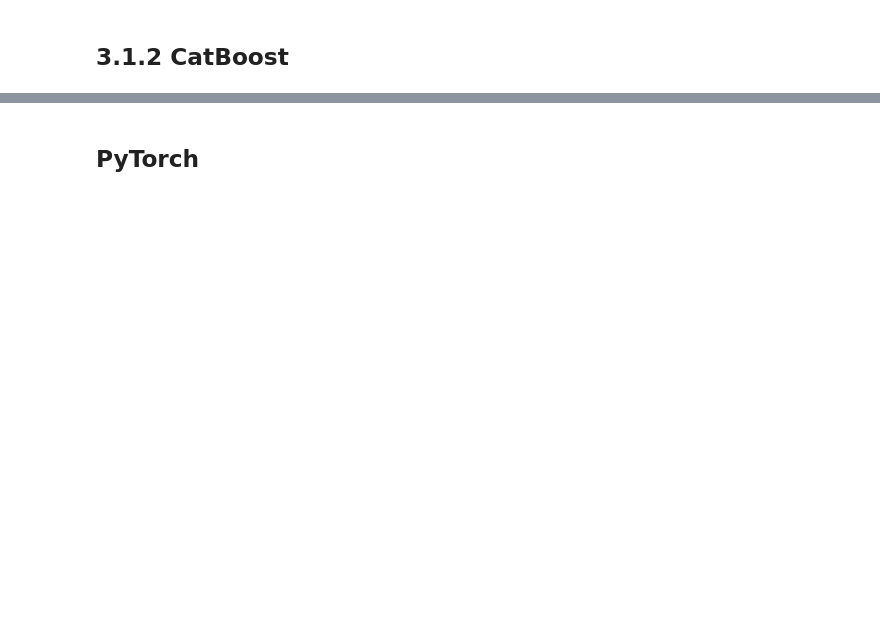
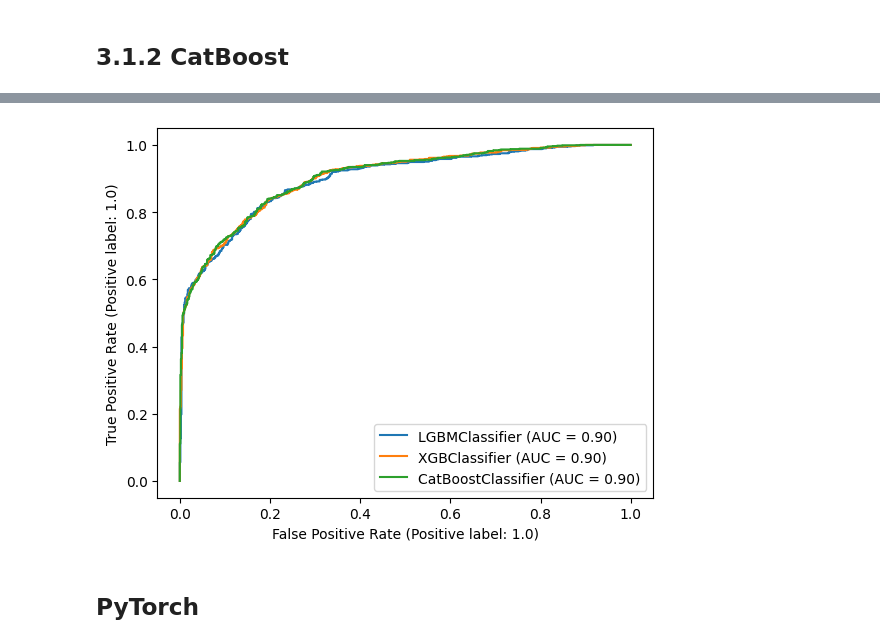
Before and after one commit to Przemek9110/spaceship-titanic, a Jupyter notebook: spaceship_titanic.ipynb, the cells around one changed output, grey strips where cells are left out. Saved outputs shown, nothing was run; the diff lists cells and outputs as text; code cells hidden in the pictures; blank space fills up the shorter version.

Commit message:
ROC curves on one figure

```diff
--- a/spaceship_titanic.ipynb
+++ b/spaceship_titanic.ipynb
@@ -1013,3 +1090,11 @@ cbc_roc = RocCurveDisplay.from_estimator(cbc, X_test, y_test)
+# %%
+fig, ax = plt.subplots()
+RocCurveDisplay.from_estimator(lgbmc, X_test, y_test, ax=ax)
+RocCurveDisplay.from_estimator(xgbc, X_test, y_test, ax=ax)
+RocCurveDisplay.from_estimator(cbc, X_test, y_test, ax=ax)
+plt.show()
+# %% [output]
+[figure, added]
 # %%
 sub_pred_cbc = cbc.predict(submission_test)
 
```
Also changed, not shown: parts of 20 cells of this notebook.
